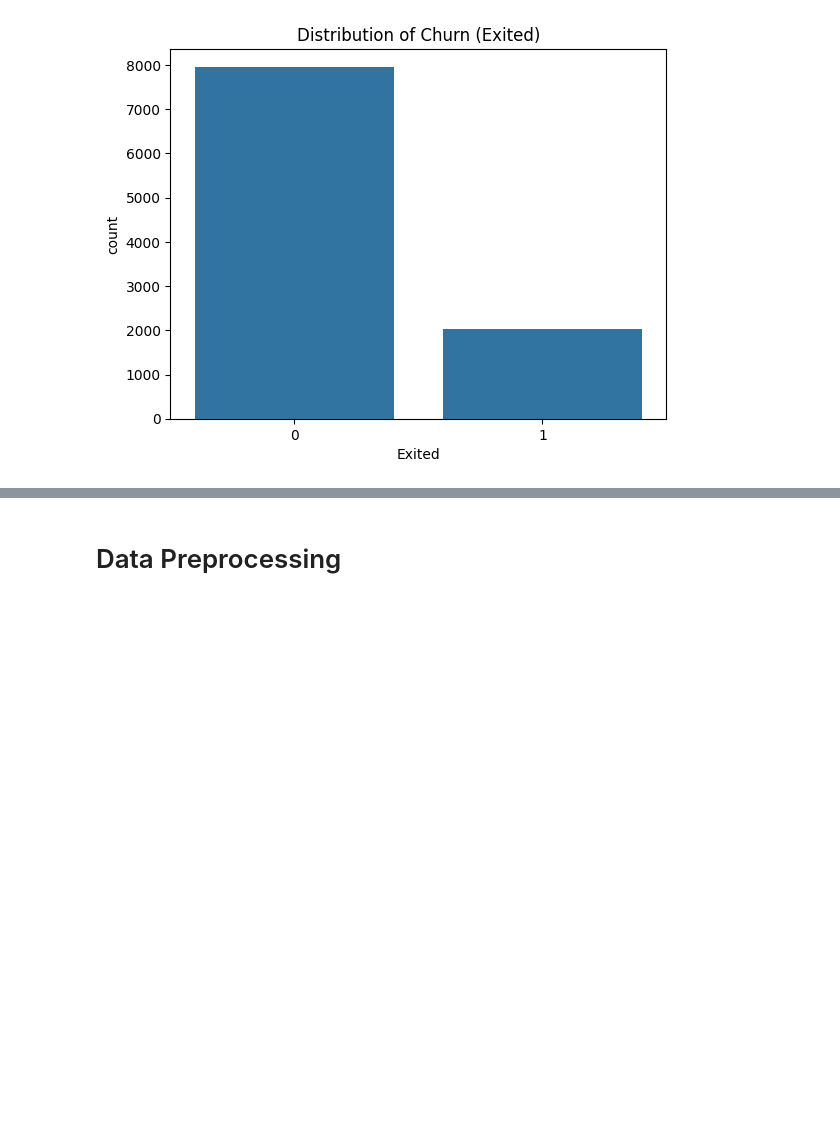
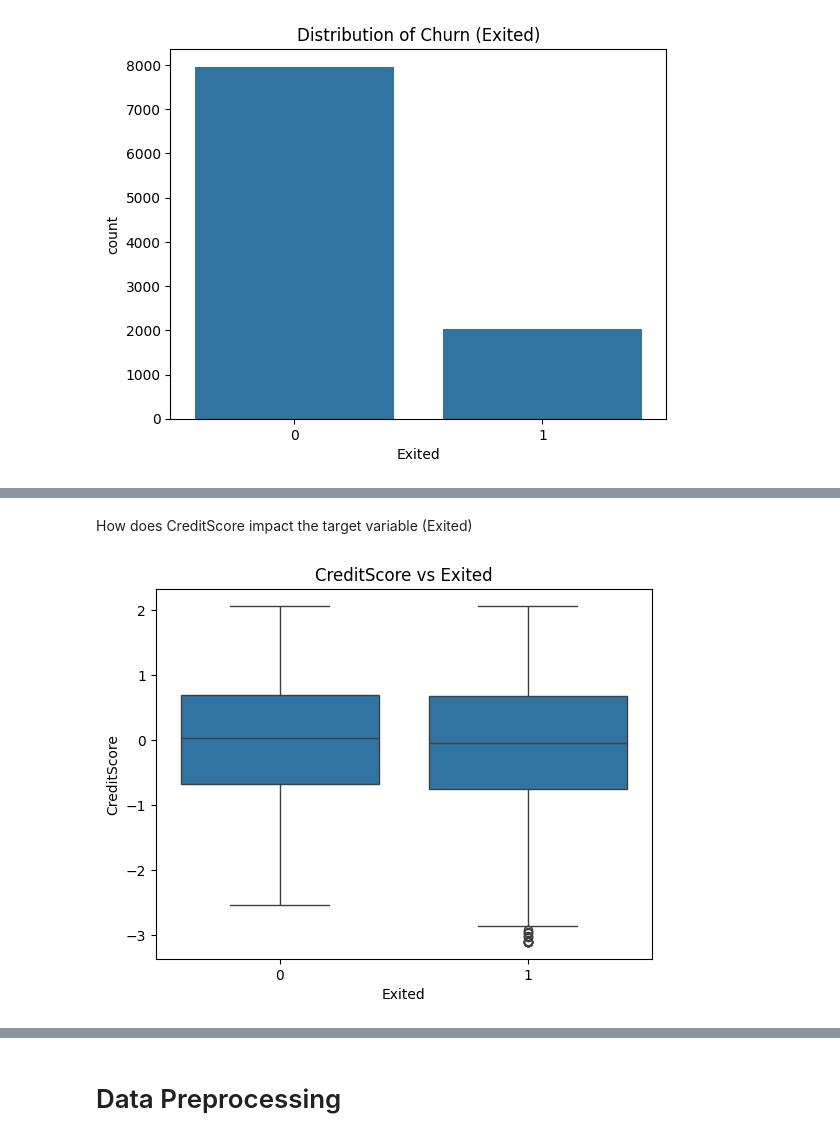
Before and after one commit to Abhiii10/Banking-Customer-Churn-Prediction, a Jupyter notebook: churn_prediction.ipynb, the cells around one changed output, grey strips where cells are left out. Cells and saved outputs as stored; diff of their text form; code cells hidden in the pictures; blank space fills up the shorter version.

```diff
--- a/churn_prediction.ipynb
+++ b/churn_prediction.ipynb
@@ -118,0 +148,9 @@ plt.show()
+# %% [markdown]
+How does CreditScore impact the target variable (Exited)
+# %%
+# CreditScore vs Exited distribution
+sns.boxplot(x='Exited', y='CreditScore', data=df)
+plt.title('CreditScore vs Exited')
+plt.show()
+# %% [output]
+[figure, added]
```
Also changed, not shown: parts of 37 cells of this notebook.
